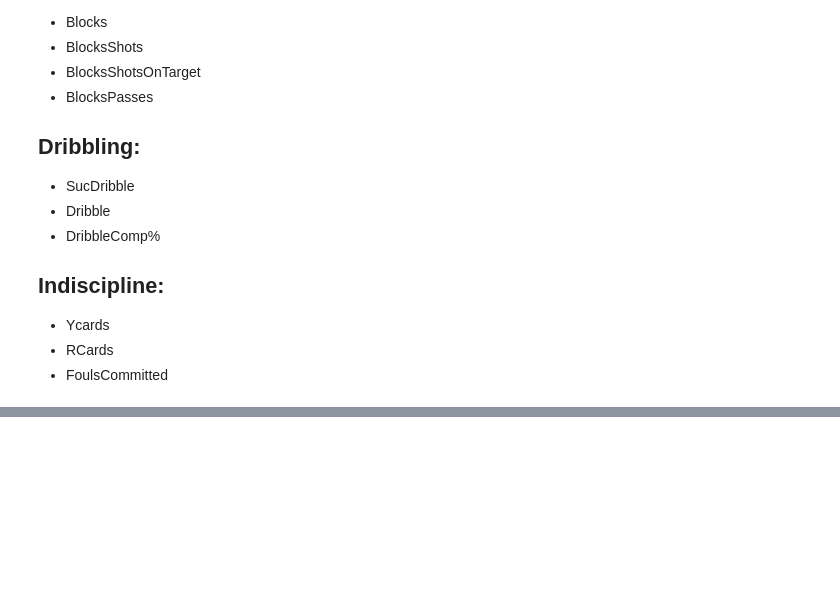
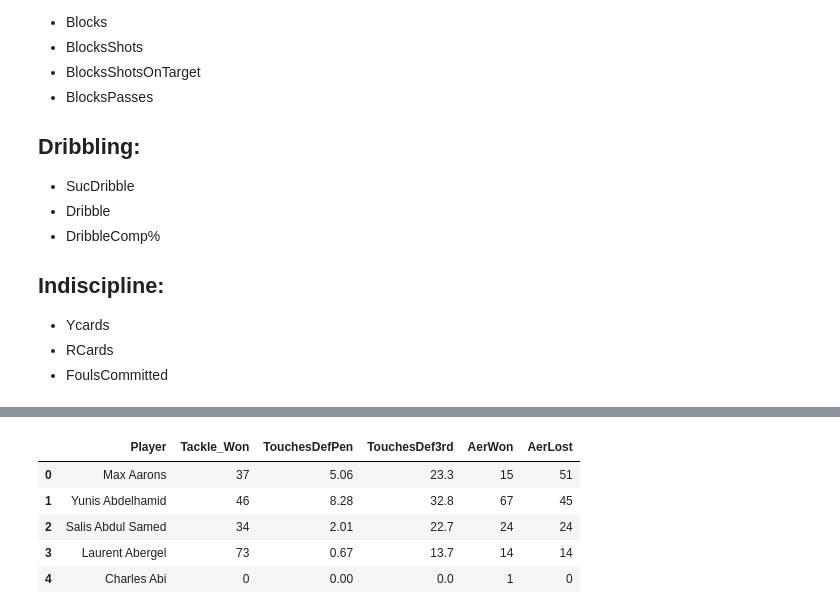
Before and after one commit to mundrapranay/csc440-final-project, a Jupyter notebook: preprocessing.ipynb, the cells around one changed output, grey strips where cells are left out. Drawn from its saved outputs; the diff is of its cells as text; code cells hidden in the pictures; blank space fills up the shorter version.

```diff
--- a/preprocessing.ipynb
+++ b/preprocessing.ipynb
@@ -145,0 +166,10 @@ Attack_Stats.head()
+# %%
+Tack_Stats = football_player_stats[["Player","Tackle_Won", "TouchesDefPen", "TouchesDef3rd","AerWon","AerLost"]]
+Tack_Stats.head()
+# %% [output]
+|  | Player | Tackle_Won | TouchesDefPen | TouchesDef3rd | AerWon | AerLost |
+| 0 | Max Aarons | 37 | 5.06 | 23.3 | 15 | 51 |
+| 1 | Yunis Abdelhamid | 46 | 8.28 | 32.8 | 67 | 45 |
+| 2 | Salis Abdul Samed | 34 | 2.01 | 22.7 | 24 | 24 |
+| 3 | Laurent Abergel | 73 | 0.67 | 13.7 | 14 | 14 |
+| 4 | Charles Abi | 0 | 0.00 | 0.0 | 1 | 0 |
```
Also changed, not shown: parts of 8 cells of this notebook.
